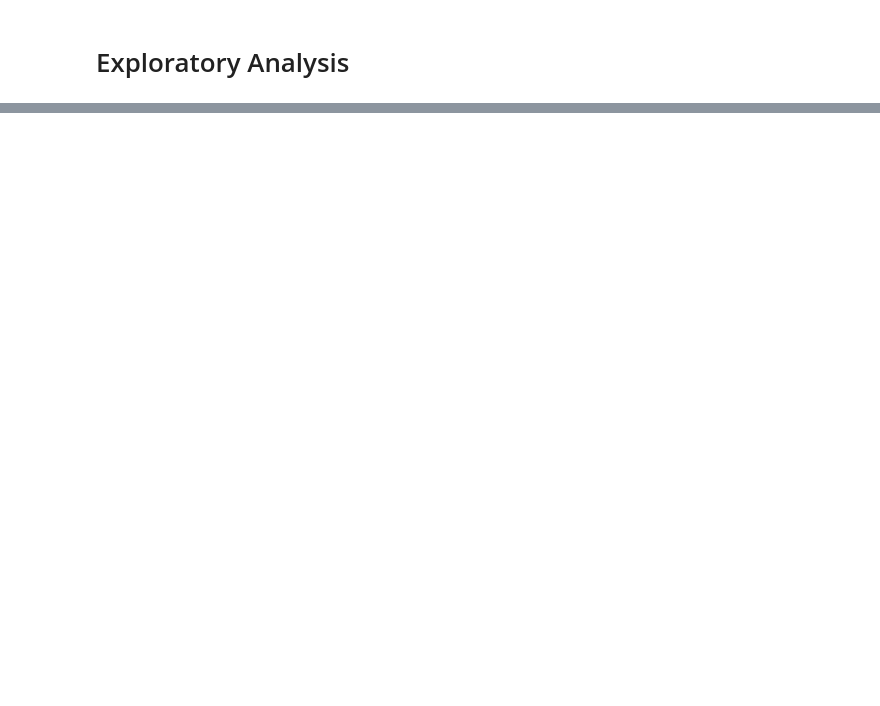
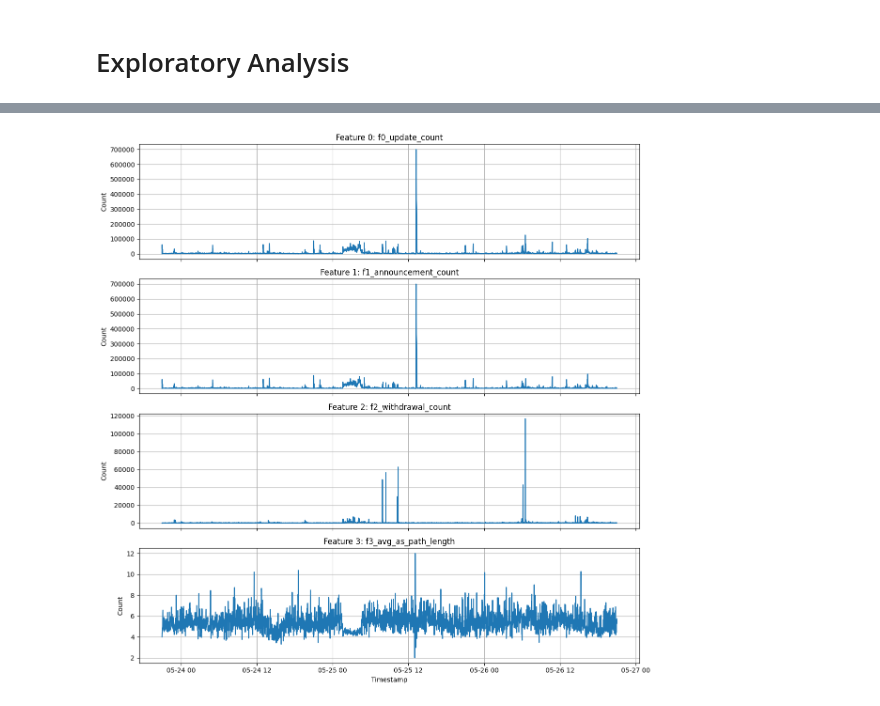
Before and after one commit to carlos-cagnazzo/ml-for-networks-workshop-mvd-2024, a Jupyter notebook: notebooks/explo1.ipynb, the cells around one changed output, grey strips where cells are left out. Saved outputs shown, nothing was run; the diff lists cells and outputs as text; code cells hidden in the pictures; blank space fills up the shorter version.

```diff
--- a/notebooks/explo1.ipynb
+++ b/notebooks/explo1.ipynb
@@ -1,18 +1,2 @@
 # %% [markdown]
 # Exploratory Analysis
-# %%
-# Import necessary libraries
-import pandas as pd
-import matplotlib.pyplot as plt
-import seaborn as sns
-
-INCIDENT="2005-moscow-blackout"
-
-# Load the data
-file_path = f"../features/{INCIDENT}/feature_1_rrc05.csv"  # Replace with your file path
-df = pd.read_csv(file_path)
-
-# Parse timestamps
-df['timestamp'] = pd.to_datetime(df['timestamp'])
-
-df.head()
@@ -38,0 +5,65 @@ plt.show()
+# %%
+# Import necessary libraries
+import pandas as pd
+import matplotlib.pyplot as plt
+
+INCIDENT="2005-moscow-blackout"
+COLLECTOR="rrc03"
+# File paths for the feature files
+feature_0_file = f"../features/{INCIDENT}/feature_0_{COLLECTOR}.csv"
+feature_1_file = f"../features/{INCIDENT}/feature_1_{COLLECTOR}.csv"
+feature_2_file = f"../features/{INCIDENT}/feature_2_{COLLECTOR}.csv"
+feature_3_file = f"../features/{INCIDENT}/feature_3_{COLLECTOR}.csv"
+
+# Function to dynamically rename columns based on the feature name in the file
+def load_and_rename(file_path, prefix):
+    # Load the file
+    df = pd.read_csv(file_path)
+    # Extract the feature name (assuming it's consistent in the "feature_name" column)
+    feature_name = df['feature_name'].iloc[0]
+    # Rename the value column to include the prefix and feature name
+    df = df.rename(columns={"timestamp": "timestamp", "value": f"{prefix}_{feature_name}"})
+    # Drop the 'feature_name' column as it's no longer needed
+    df = df.drop(columns=["feature_name"])
+    return df
+
+# Load and rename feature data
+df_f0 = load_and_rename(feature_0_file, "f0")
+df_f1 = load_and_rename(feature_1_file, "f1")
+df_f2 = load_and_rename(feature_2_file, "f2")
+df_f3 = load_and_rename(feature_3_file, "f3")
+
+# Merge dataframes on 'timestamp'
+merged_df = pd.merge(df_f0, df_f1, on="timestamp", how="outer")
+merged_df = pd.merge(merged_df, df_f2, on="timestamp", how="outer")
+merged_df = pd.merge(merged_df, df_f3, on="timestamp", how="outer")
+
+# Fill missing values with 0
+merged_df.fillna(0, inplace=True)
+
+# Convert timestamp to datetime for better plotting
+merged_df['timestamp'] = pd.to_datetime(merged_df['timestamp'])
+
+# Preview the merged dataframe
+merged_df.head()
+
+# Plotting
+fig, axs = plt.subplots(4, 1, figsize=(12, 12), sharex=True)
+
+# Plot each feature dynamically
+for i, (col, ax) in enumerate(zip(merged_df.columns[1:], axs)):  # Skip 'timestamp'
+    ax.plot(merged_df['timestamp'], merged_df[col])
+    ax.set_title(f"Feature {i}: {col}")
+    ax.set_ylabel("Count")
+    ax.grid(True)
+
+# Add xlabel to the last subplot
+axs[-1].set_xlabel("Timestamp")
+
+# Adjust layout for better spacing
+plt.tight_layout()
+
+# Show the plots
+plt.show()
+# %% [output]
+[figure, added]
```
Also changed, not shown: parts of 5 cells of this notebook, 6 other files.
